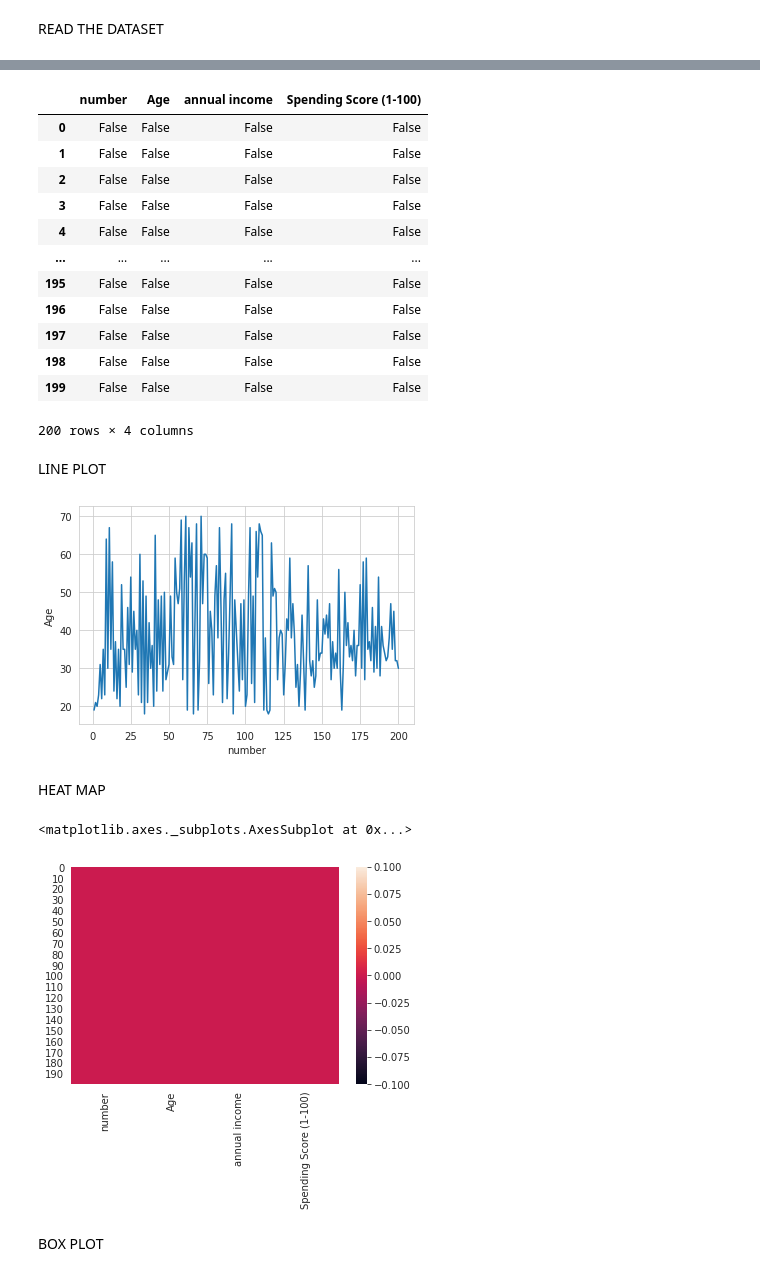
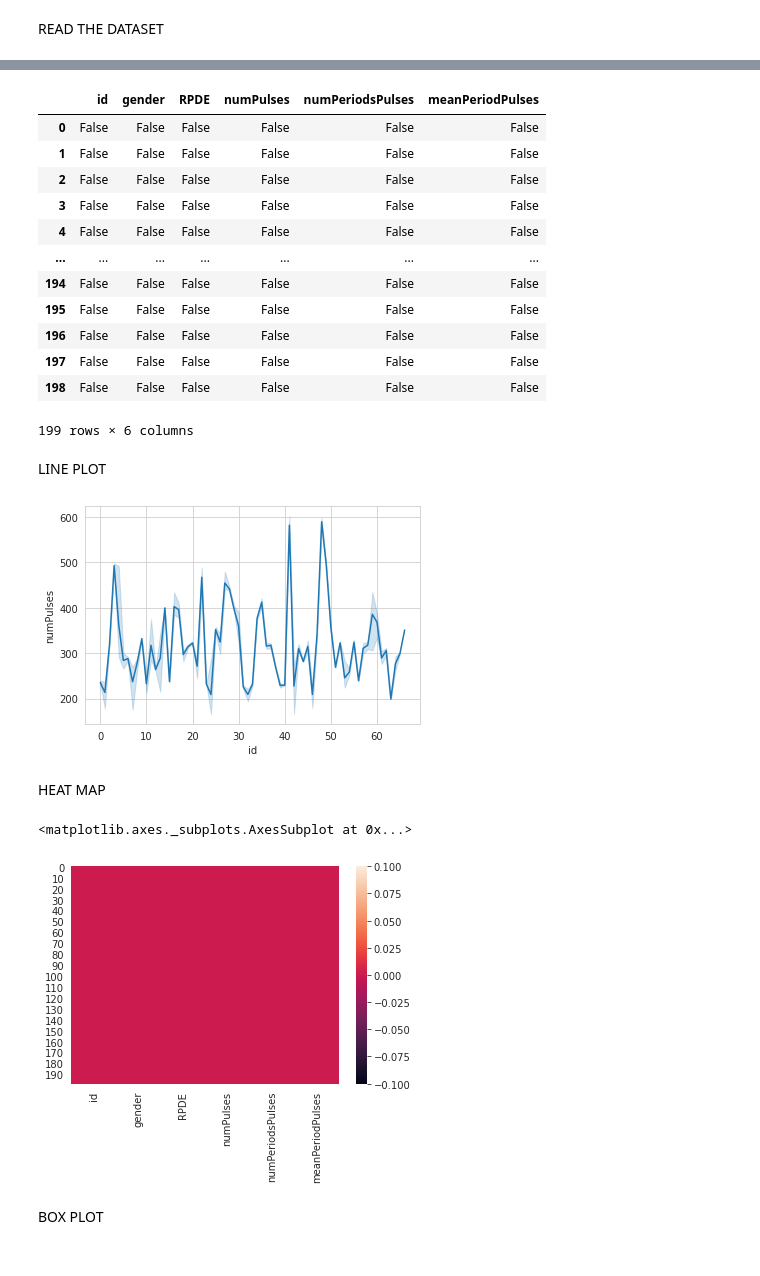
Before and after one commit to eswarmatta/ML2021, a Jupyter notebook: Untitled5.ipynb, the cells around one changed output, grey strips where cells are left out. Cells and saved outputs as stored; diff of their text form; code cells hidden in the pictures.

```diff
--- a/Untitled5.ipynb
+++ b/Untitled5.ipynb
@@ -39,6 +39,6 @@ from sklearn.metrics import accuracy_score
 # %% [markdown]
 READ THE DATASET
 # %%
-mall=pd.read_csv('Mall.csv')
-mall.head(8)
+par=pd.read_csv('par.csv')
+par.head(8)
 # %% [output]
@@ -54,33 +54,33 @@ mall.head(8)
 # %%
-mall.isnull()
+par.isnull()
 # %% [output]
-|  | number | Age | annual income | Spending Score (1-100) |
-| 0 | False | False | False | False |
-| 1 | False | False | False | False |
-| 2 | False | False | False | False |
-| 3 | False | False | False | False |
-| 4 | False | False | False | False |
-| ... | ... | ... | ... | ... |
-| 195 | False | False | False | False |
-| 196 | False | False | False | False |
-| 197 | False | False | False | False |
-| 198 | False | False | False | False |
-| 199 | False | False | False | False |
+|  | id | gender | RPDE | numPulses | numPeriodsPulses | meanPeriodPulses |
+| 0 | False | False | False | False | False | False |
+| 1 | False | False | False | False | False | False |
+| 2 | False | False | False | False | False | False |
+| 3 | False | False | False | False | False | False |
+| 4 | False | False | False | False | False | False |
+| ... | ... | ... | ... | ... | ... | ... |
+| 194 | False | False | False | False | False | False |
+| 195 | False | False | False | False | False | False |
+| 196 | False | False | False | False | False | False |
+| 197 | False | False | False | False | False | False |
+| 198 | False | False | False | False | False | False |
-200 rows × 4 columns
+199 rows × 6 columns
 # %% [markdown]
 LINE PLOT
 # %%
-sns.lineplot(data=mall,x="number",y="Age")
+sns.lineplot(data=par,x="id",y="numPulses")
 plt.show()
 # %% [output]
-[figure, old version]
+[figure, new version]
 # %% [markdown]
 HEAT MAP
 # %%
-sns.heatmap(mall.isnull())
+sns.heatmap(par.isnull())
 # %% [output]
 <matplotlib.axes._subplots.AxesSubplot at 0x...>
-[figure, old version]
+[figure, new version]
 # %% [markdown]
 BOX PLOT
 # %%
```
Also changed, not shown: parts of 40 cells of this notebook.
